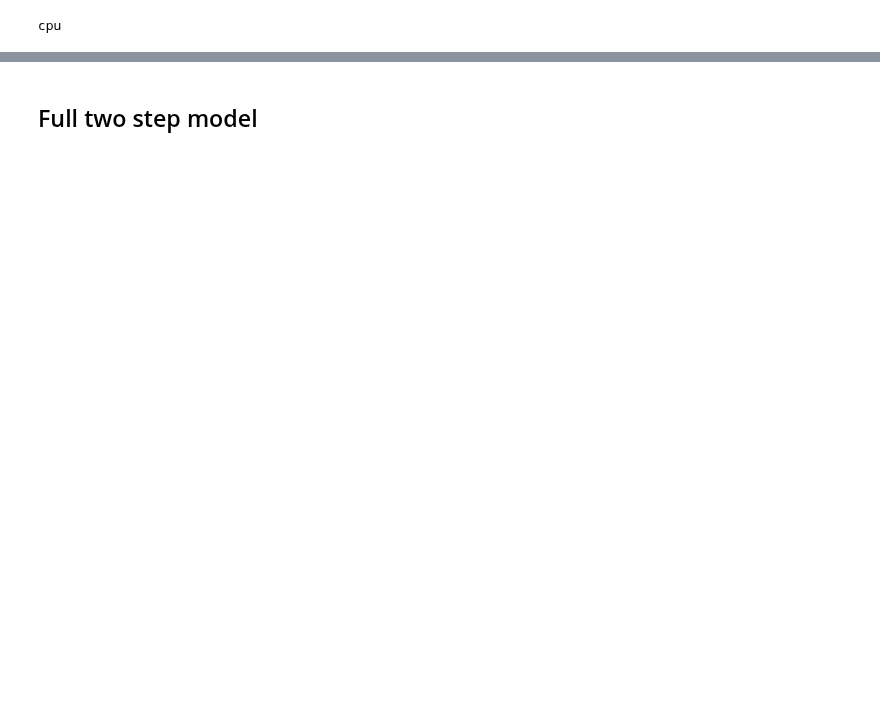
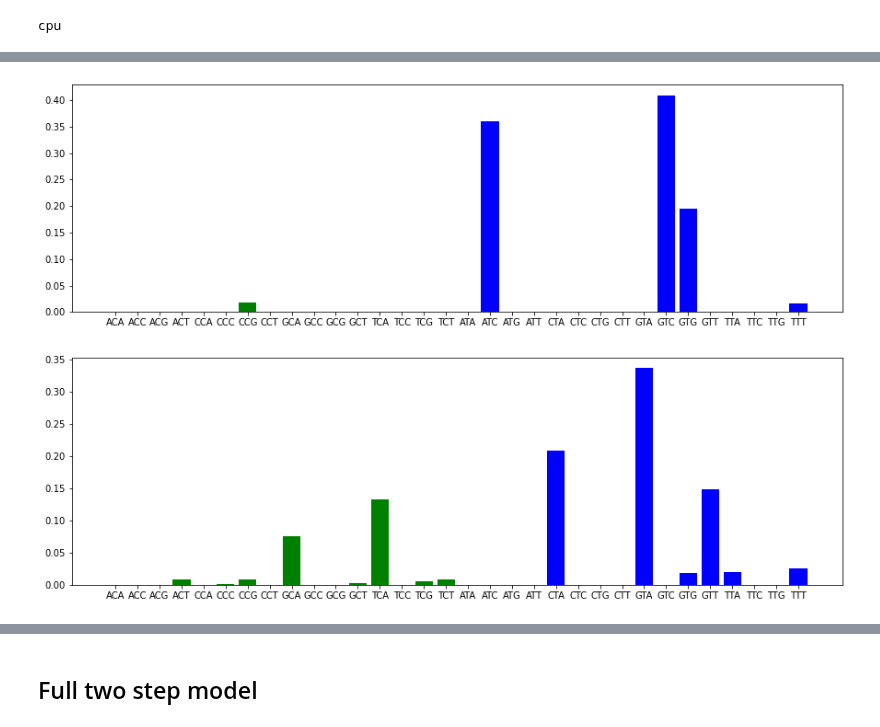
Before and after one commit to morrislab/damuta, a Jupyter notebook: twostep_lda.ipynb, the cells around one changed output, grey strips where cells are left out. Cells and saved outputs as stored; diff of their text form; code cells hidden in the pictures; blank space fills up the shorter version.

```diff
--- a/twostep_lda.ipynb
+++ b/twostep_lda.ipynb
@@ -64,0 +109,12 @@ X_encoded, Y_encoded = encode_counts(data)
+# %%
+plt.figure(figsize=(15,10))
+for j in range(J):
+    plt.subplot(J,1,j+1)
+    plt.bar(['ACA', 'ACC', 'ACG', 'ACT', 'CCA', 'CCC', 'CCG', 'CCT',
+             'GCA', 'GCC', 'GCG', 'GCT', 'TCA', 'TCC', 'TCG', 'TCT',
+             'ATA', 'ATC', 'ATG', 'ATT', 'CTA', 'CTC', 'CTG', 'CTT',
+             'GTA', 'GTC', 'GTG', 'GTT', 'TTA', 'TTC', 'TTG', 'TTT'],
+            phi_gen[j], color = np.repeat(['green', 'blue'], 16))
+#plt.tick_params(labelsize=12, rotation=45)
+# %% [output]
+[figure, added]
```
Also changed, not shown: parts of 47 cells of this notebook.
